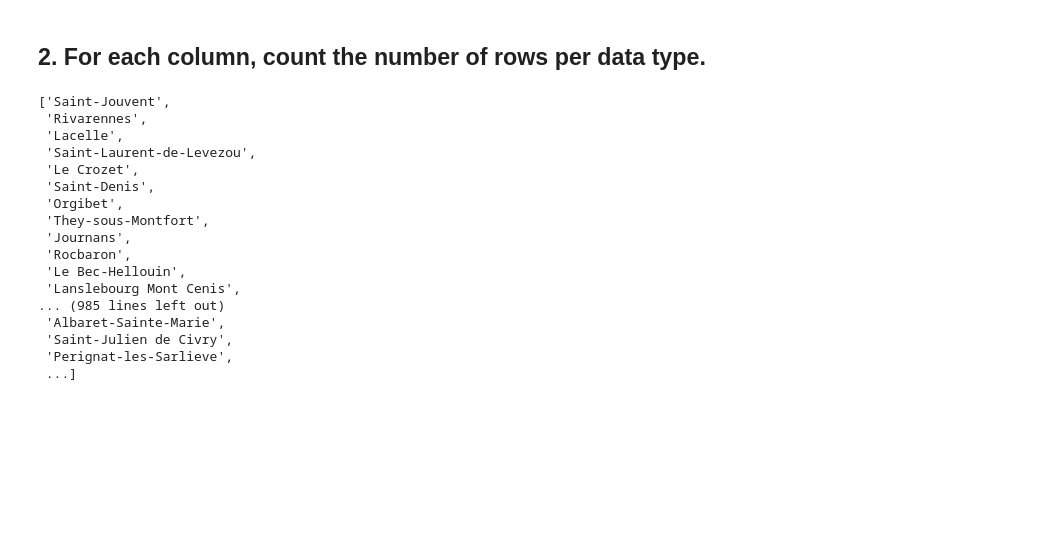
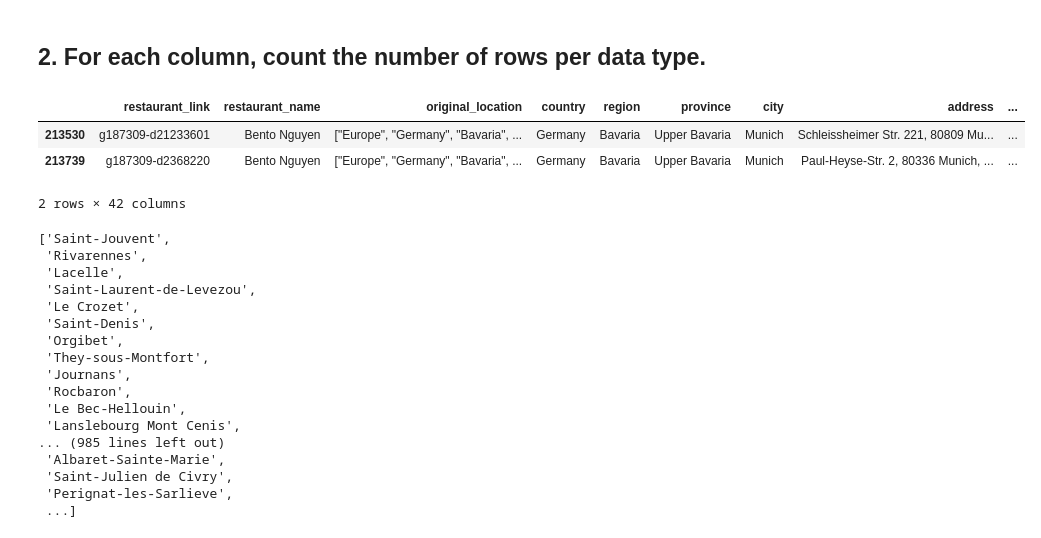
Before and after one commit to yunusemreemik/foodstyle_challenge, a Jupyter notebook: foodstyles_report.ipynb, the cells around one changed output. Saved outputs shown, nothing was run; the diff lists cells and outputs as text; code cells hidden in the pictures; blank space fills up the shorter version.

```diff
--- a/foodstyles_report.ipynb
+++ b/foodstyles_report.ipynb
@@ -60,6 +60,13 @@ The first 7 features appear to be solid and reliable for identifying a unique re
 # %%
 #Use all of data once.
 full_data = pd.read_csv("assets\dataset.csv")
+# %%
+full_data[full_data["restaurant_name"].str.contains("Bento Nguyen")]
+# %% [output]
+|  | restaurant_link | restaurant_name | original_location | country | region | province | city | address | ... |
+| 213530 | g187309-d21233601 | Bento Nguyen | ["Europe", "Germany", "Bavaria", ... | Germany | Bavaria | Upper Bavaria | Munich | Schleissheimer Str. 221, 80809 Mu... | ... |
+| 213739 | g187309-d2368220 | Bento Nguyen | ["Europe", "Germany", "Bavaria", ... | Germany | Bavaria | Upper Bavaria | Munich | Paul-Heyse-Str. 2, 80336 Munich, ... | ... |
+2 rows × 42 columns
 # %%
 full_data["city"].unique().tolist()
 # %% [output]
```
Also changed, not shown: parts of 30 cells of this notebook.
